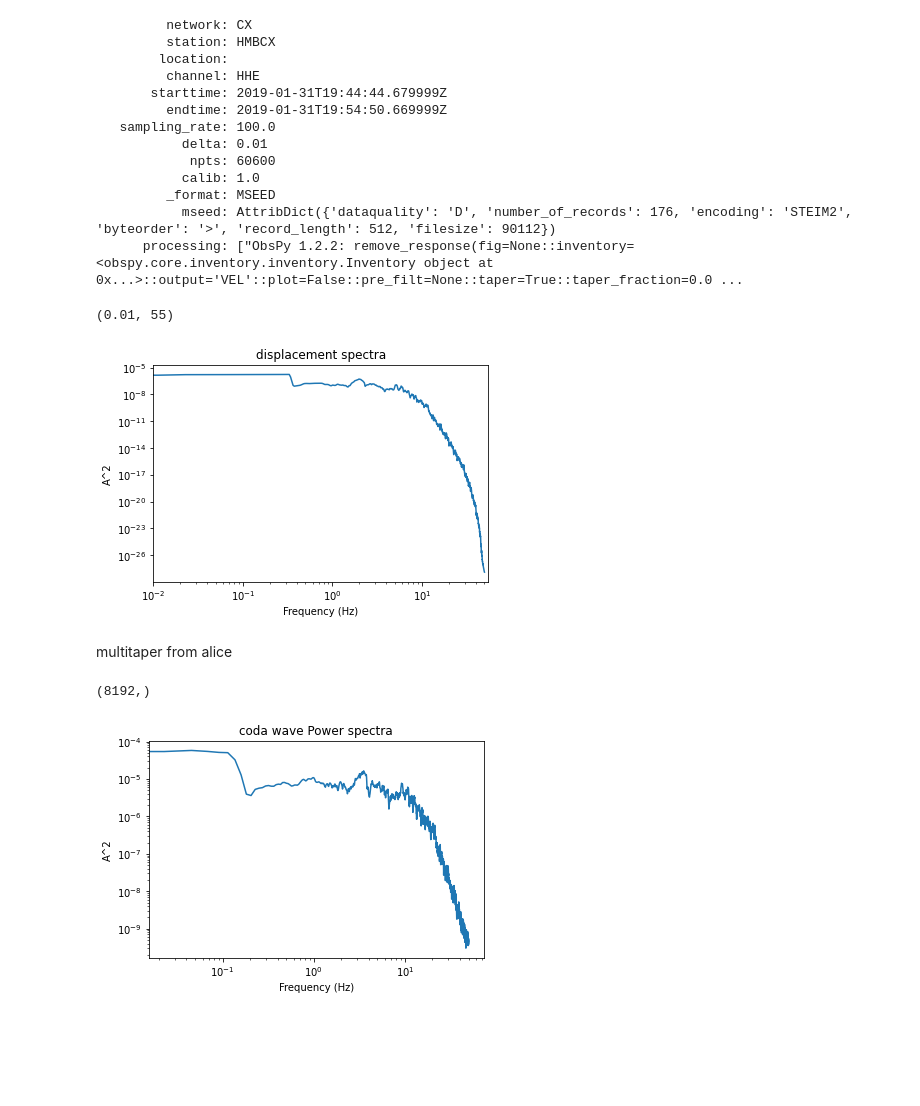
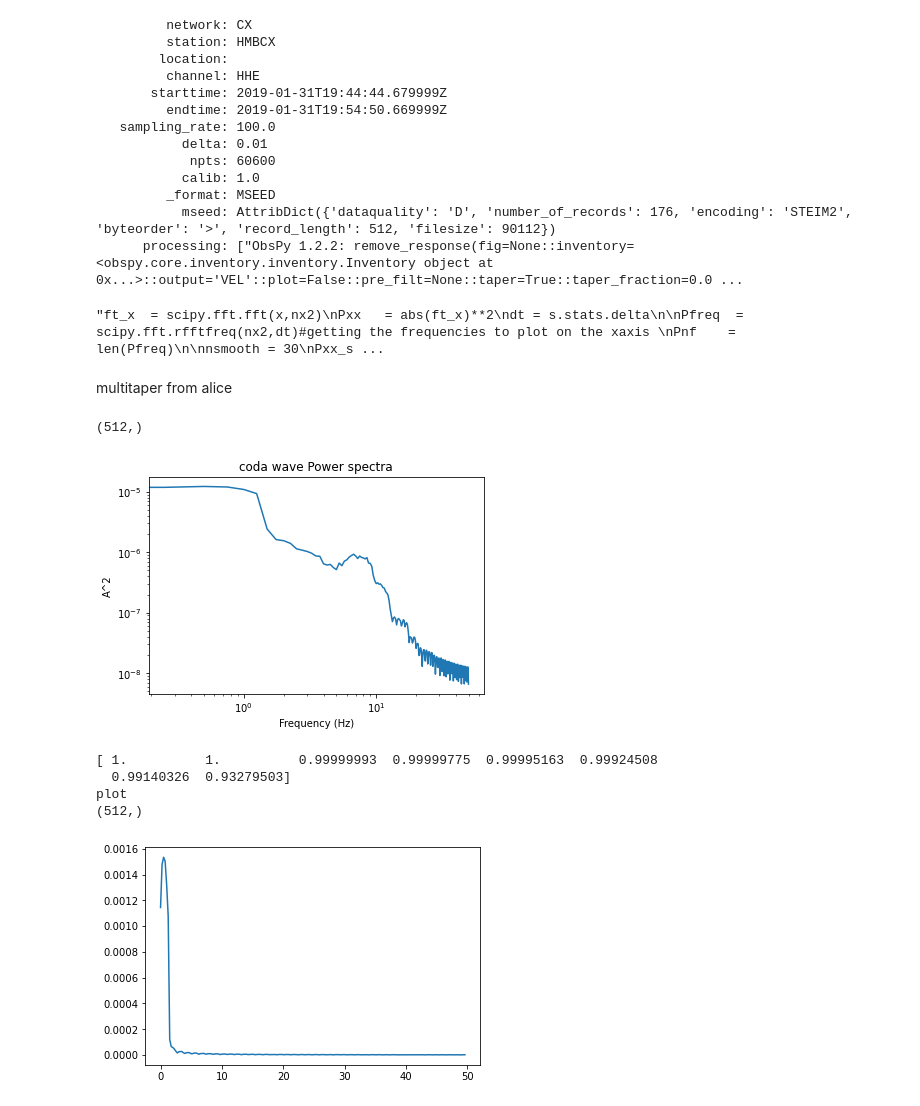
Before and after one commit to RebeccaColquhoun/seismo_det, a Jupyter notebook: code/Fourier analysis.ipynb, the cells around one changed output. Cells and saved outputs as stored; diff of their text form; code cells hidden in the pictures; blank space fills up the shorter version.

```diff
--- a/code/Fourier analysis.ipynb
+++ b/code/Fourier analysis.ipynb
@@ -289,7 +264,7 @@ s.stats
            mseed: AttribDict({'dataquality': 'D', 'number_of_records': 176, 'encoding': 'STEIM2', 'byteorder': '>', 'record_length': 512, 'filesize': 90112})
       processing: ["ObsPy 1.2.2: remove_response(fig=None::inventory=<obspy.core.inventory.inventory.Inventory object at 0x...>::output='VEL'::plot=False::pre_filt=None::taper=True::taper_fraction=0.0 ...
 # %%
-ft_x  = scipy.fft.fft(x,nx2)
+'''ft_x  = scipy.fft.fft(x,nx2)
 Pxx   = abs(ft_x)**2
 dt = s.stats.delta
 
@@ -308,10 +283,9 @@ ax.loglog(Pfreq,Pxx_smooth[0:Pnf])
 ax.set_xlabel('Frequency (Hz)');
 ax.set_ylabel('A^2');
 ax.set_title('displacement spectra');
-ax.set_xlim(dt, 55)
+ax.set_xlim(dt, 55)'''
 # %% [output]
-(0.01, 55)
+"ft_x  = scipy.fft.fft(x,nx2)\nPxx   = abs(ft_x)**2\ndt = s.stats.delta\n\nPfreq  = scipy.fft.rfftfreq(nx2,dt)#getting the frequencies to plot on the xaxis \nPnf    = len(Pfreq)\n\nnsmooth = 30\nPxx_s ...
-[figure, removed]
 # %% [markdown]
 multitaper from alice
 # %%
@@ -319,13 +293,14 @@ multitaper from alice
 from spectrum import *
 from pylab import *
 
+dt = d.stats.delta
 #creating the frequencies to plot on x axis
 Pfreq  = scipy.fft.rfftfreq(len(coda),dt)
 
 #doing the multitaper to get the spectra
 N = len(coda)
 NW=4.5
-k=5
+k=8
 [tapers, eigen] = dpss(N, NW, k)
 Sk_complex, weights, eigenvalues=pmtm(coda, e=eigen, v=tapers, show=False)
 Sk = abs(Sk_complex)
@@ -346,5 +321,60 @@ Sk_MHZ = Sk
 print(Sk_MHZ.shape)
 plt.show()
 # %% [output]
-(8192,)
+(512,)
-[figure, old version]
+[figure, new version]
+# %%
+d = data[tr_no].copy()#.filter('lowpass', freq=3)
+d.filter('highpass', freq=0.1)
+d.detrend()
+d.integrate()
+
+coda = signal.detrend(d)
+#plt.plot(coda)
+start = pick #int((pick - data[tr_no].stats.starttime)*sr)
+end = pick + 4 # int(start + 4 * sr)
+coda = d.trim(start, end)
+#plt.plot(coda)
+nx = len(coda)
+hann = np.hanning(nx) #Is this the right sort of filter?
+nx2 = 2*nx
+x = np.zeros(nx2)
+
+x[0:nx] = coda.data*hann
+#plt.plot(x, label = 'x')
+dt = d.stats.delta
+
+#creating the frequencies to plot on x axis
+Pfreq  = scipy.fft.rfftfreq(len(coda),dt)
+
+#doing the multitaper to get the spectra
+N = len(coda)
+NW=4.5
+k=8
+[tapers, eigen] = dpss(N, NW, k)
+print(eigen)
+freq_complex, weights, eigenvalues=pmtm(coda, e=eigen, v=tapers, show=False)
+freq = abs(freq_complex)
+freq = np.mean(freq,axis =0)
+freq_sdv = np.std(freq,axis =0)
+
+
+#plotting the spectra in loglog
+print('plot')
+plt.plot(Pfreq[:-1],freq[0:N//2], label=tr_name + data[tr_no].stats.channel)
+#plt.fill_between(Pfreq[:-1],(Sk+Sk_sdv)[0:N//2],(Sk-Sk_sdv)[0:N//2],alpha=0.2)
+#axs.set_xlabel('Frequency (Hz)');
+#axs.set_ylabel('A^2');
+#plt.title(tr_name + data[tr_no].stats.channel+' coda wave Power spectra');
+
+
+Pfreq_MHZ = Pfreq
+freq_MHZ = freq
+
+print(freq_MHZ.shape)
+# %% [output]
+[ 1.          1.          0.99999993  0.99999775  0.99995163  0.99924508
+  0.99140326  0.93279503]
+plot
+(512,)
+[figure, added]
```
Also changed, not shown: parts of 15 cells of this notebook, 4 other files.
